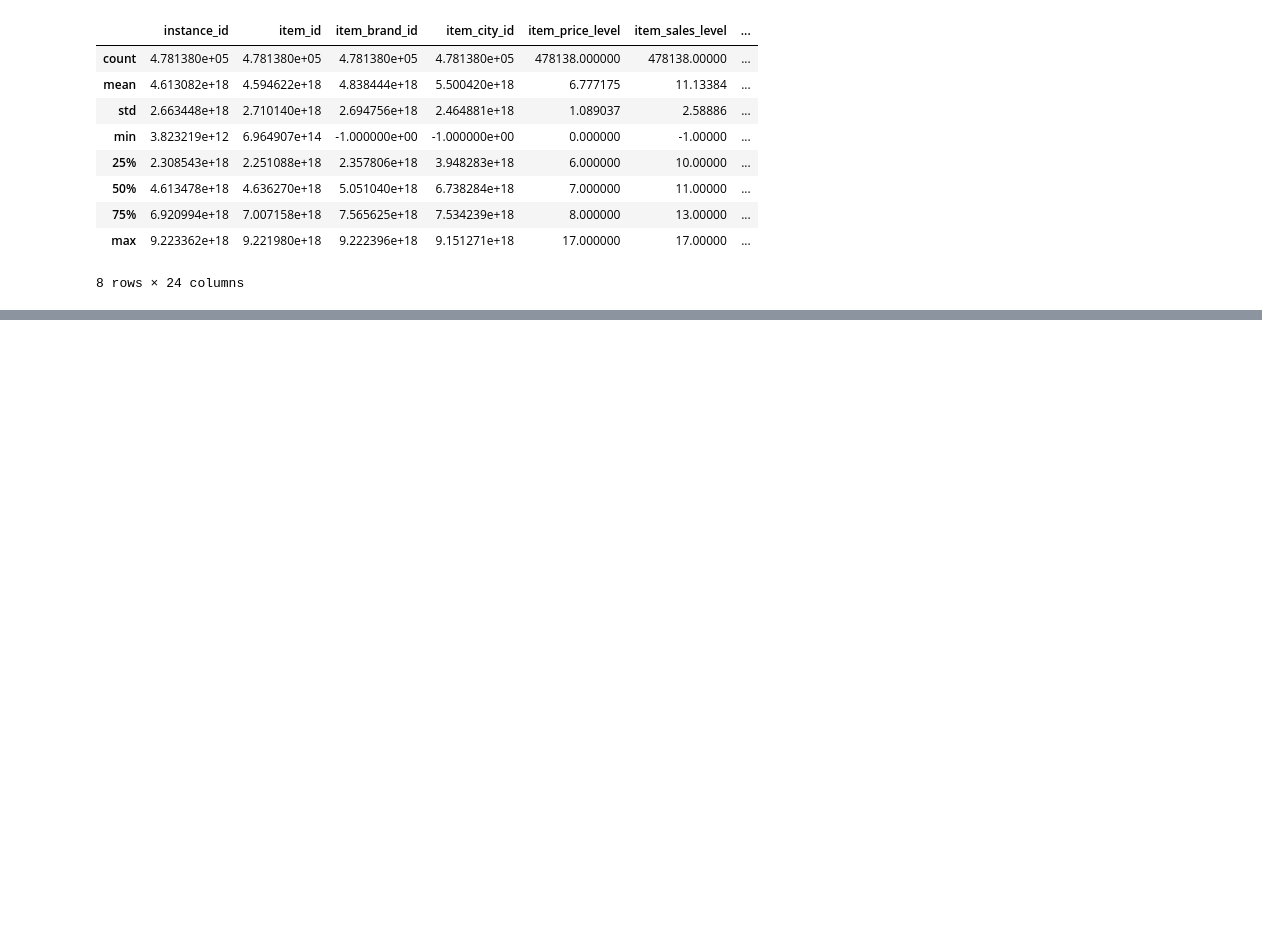
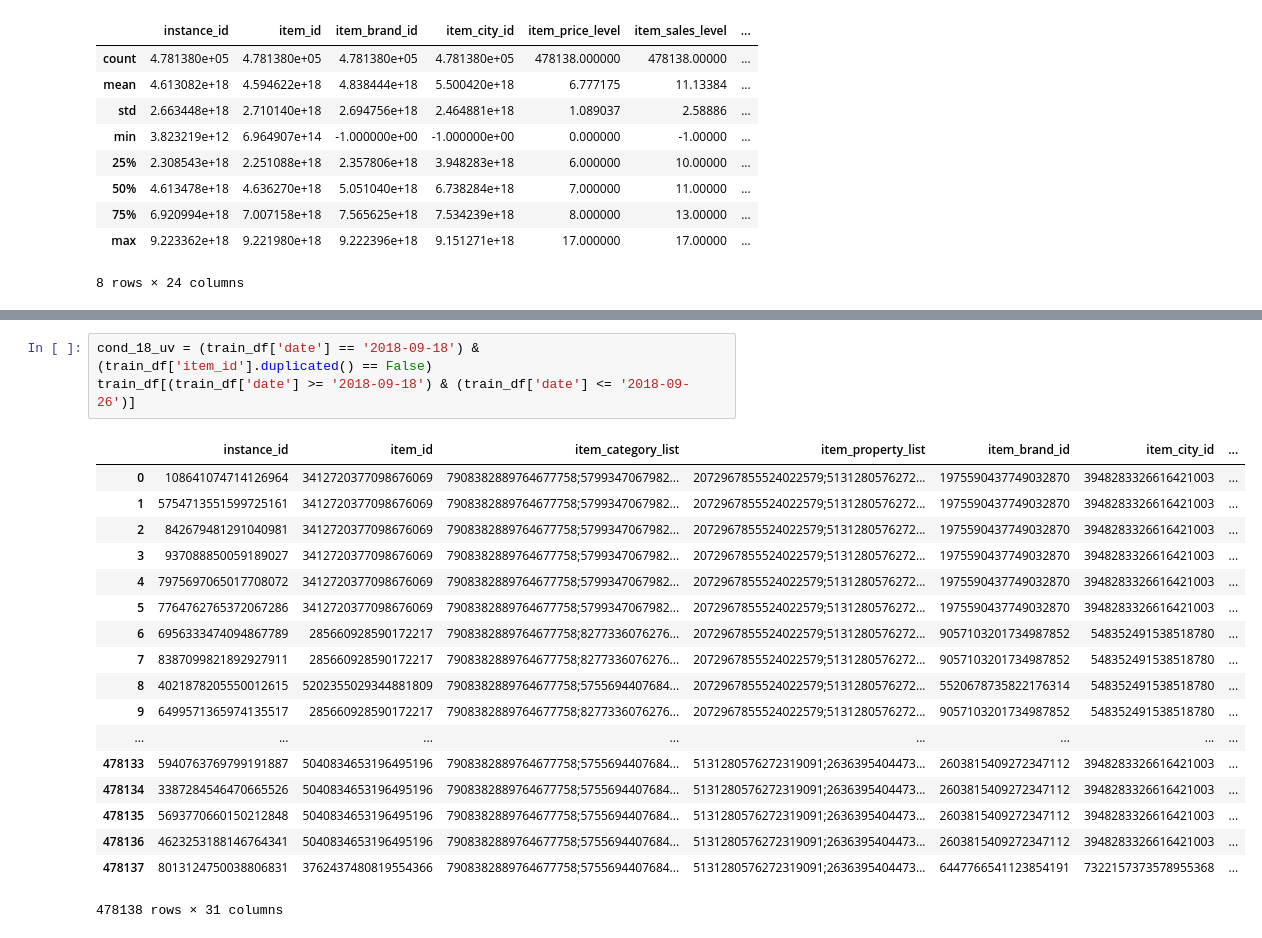
Before and after one commit to secrettianchigroup/SecretTianchiProject, a Jupyter notebook: data_peek.ipynb, the cells around one changed output, grey strips where cells are left out. Drawn from its saved outputs; the diff is of its cells as text; blank space fills up the shorter version.

```diff
--- a/data_peek.ipynb
+++ b/data_peek.ipynb
@@ -188,0 +307,22 @@ train_df.describe()
+# %%
+cond_18_uv = (train_df['date'] == '2018-09-18') & (train_df['item_id'].duplicated() == False)
+train_df[(train_df['date'] >= '2018-09-18') & (train_df['date'] <= '2018-09-26')]
+# %% [output]
+|  | instance_id | item_id | item_category_list | item_property_list | item_brand_id | item_city_id | ... |
+| 0 | 108641074714126964 | 3412720377098676069 | 7908382889764677758;5799347067982... | 2072967855524022579;5131280576272... | 1975590437749032870 | 3948283326616421003 | ... |
+| 1 | 5754713551599725161 | 3412720377098676069 | 7908382889764677758;5799347067982... | 2072967855524022579;5131280576272... | 1975590437749032870 | 3948283326616421003 | ... |
+| 2 | 842679481291040981 | 3412720377098676069 | 7908382889764677758;5799347067982... | 2072967855524022579;5131280576272... | 1975590437749032870 | 3948283326616421003 | ... |
+| 3 | 937088850059189027 | 3412720377098676069 | 7908382889764677758;5799347067982... | 2072967855524022579;5131280576272... | 1975590437749032870 | 3948283326616421003 | ... |
+| 4 | 7975697065017708072 | 3412720377098676069 | 7908382889764677758;5799347067982... | 2072967855524022579;5131280576272... | 1975590437749032870 | 3948283326616421003 | ... |
+| 5 | 7764762765372067286 | 3412720377098676069 | 7908382889764677758;5799347067982... | 2072967855524022579;5131280576272... | 1975590437749032870 | 3948283326616421003 | ... |
+| 6 | 6956333474094867789 | 285660928590172217 | 7908382889764677758;8277336076276... | 2072967855524022579;5131280576272... | 9057103201734987852 | 548352491538518780 | ... |
+| 7 | 8387099821892927911 | 285660928590172217 | 7908382889764677758;8277336076276... | 2072967855524022579;5131280576272... | 9057103201734987852 | 548352491538518780 | ... |
+| 8 | 4021878205550012615 | 5202355029344881809 | 7908382889764677758;5755694407684... | 2072967855524022579;5131280576272... | 5520678735822176314 | 548352491538518780 | ... |
+| 9 | 6499571365974135517 | 285660928590172217 | 7908382889764677758;8277336076276... | 2072967855524022579;5131280576272... | 9057103201734987852 | 548352491538518780 | ... |
+| ... | ... | ... | ... | ... | ... | ... | ... |
+| 478133 | 5940763769799191887 | 5040834653196495196 | 7908382889764677758;5755694407684... | 5131280576272319091;2636395404473... | 2603815409272347112 | 3948283326616421003 | ... |
+| 478134 | 3387284546470665526 | 5040834653196495196 | 7908382889764677758;5755694407684... | 5131280576272319091;2636395404473... | 2603815409272347112 | 3948283326616421003 | ... |
+| 478135 | 5693770660150212848 | 5040834653196495196 | 7908382889764677758;5755694407684... | 5131280576272319091;2636395404473... | 2603815409272347112 | 3948283326616421003 | ... |
+| 478136 | 4623253188146764341 | 5040834653196495196 | 7908382889764677758;5755694407684... | 5131280576272319091;2636395404473... | 2603815409272347112 | 3948283326616421003 | ... |
+| 478137 | 8013124750038806831 | 3762437480819554366 | 7908382889764677758;5755694407684... | 5131280576272319091;2636395404473... | 6447766541123854191 | 7322157373578955368 | ... |
+478138 rows × 31 columns
```
Also changed, not shown: parts of 8 cells of this notebook, 2 other files.
